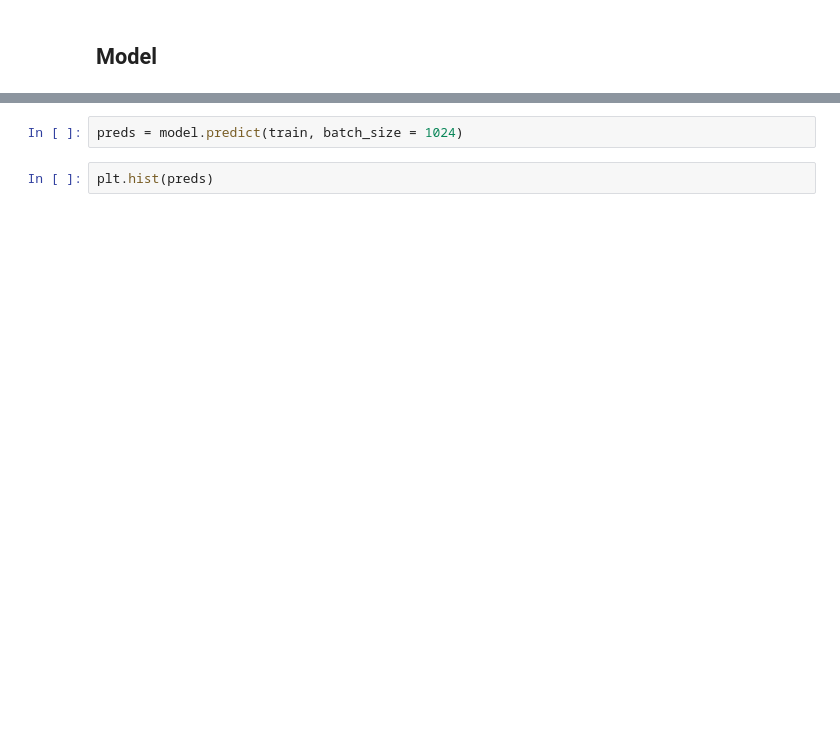
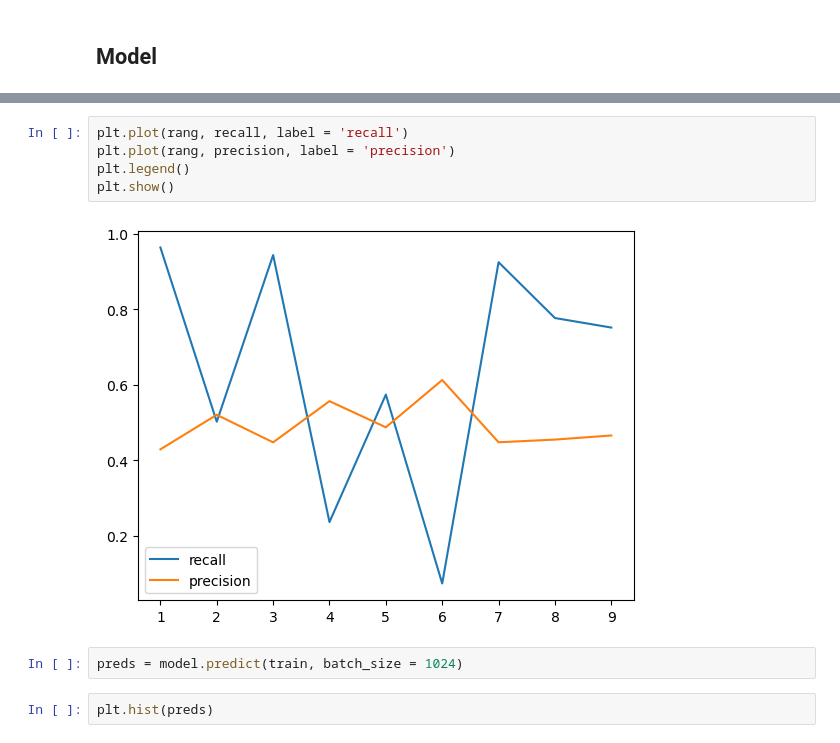
Before and after one commit to wildd96/all-recsys, a Jupyter notebook: main.ipynb, the cells around one changed output, grey strips where cells are left out. Drawn from its saved outputs; the diff is of its cells as text; blank space fills up the shorter version.

```diff
--- a/main.ipynb
+++ b/main.ipynb
@@ -279,3 +298,10 @@ precision.append(x['precision'])
+# %%
+plt.plot(rang, recall, label = 'recall')
+plt.plot(rang, precision, label = 'precision')
+plt.legend()
+plt.show()
+# %% [output]
+[figure, added]
 # %%
 preds = model.predict(train, batch_size = 1024)
 # %%
```
Also changed, not shown: parts of 14 cells of this notebook.
